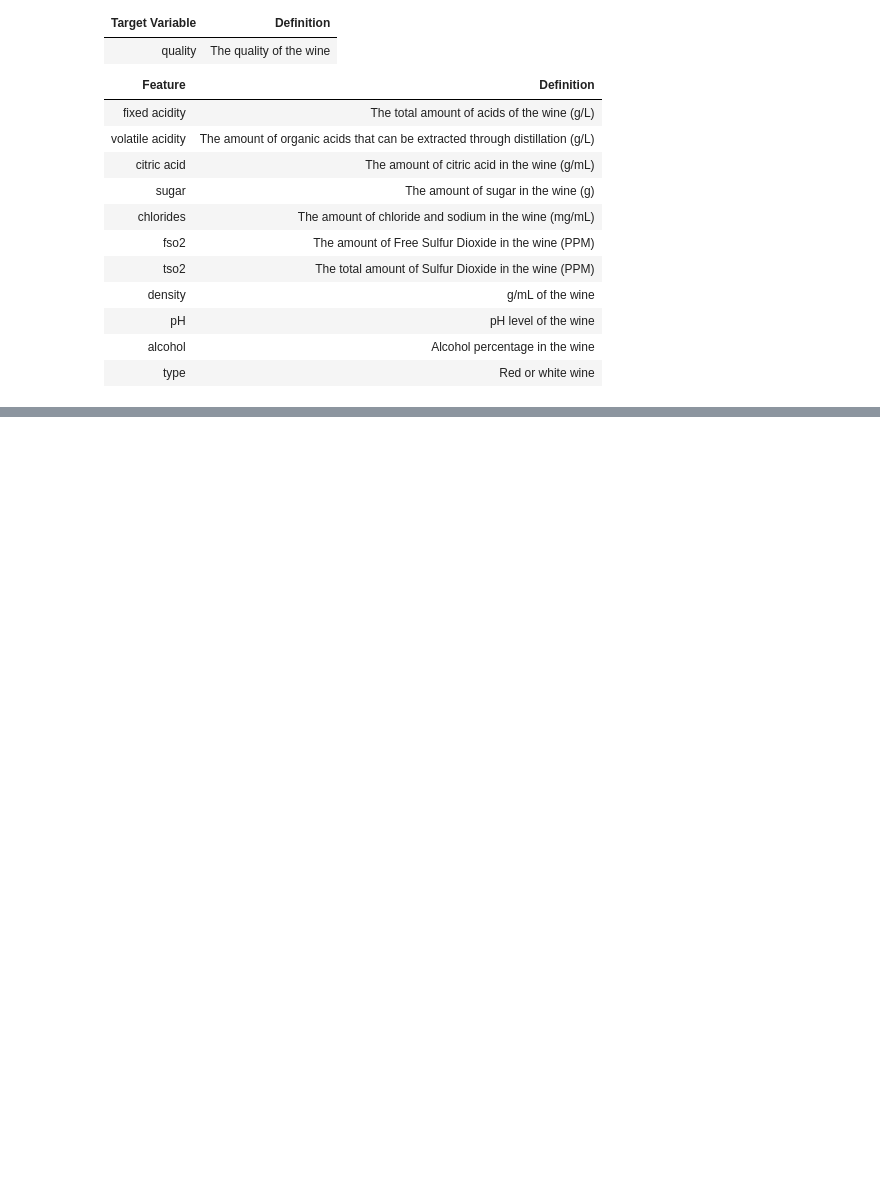
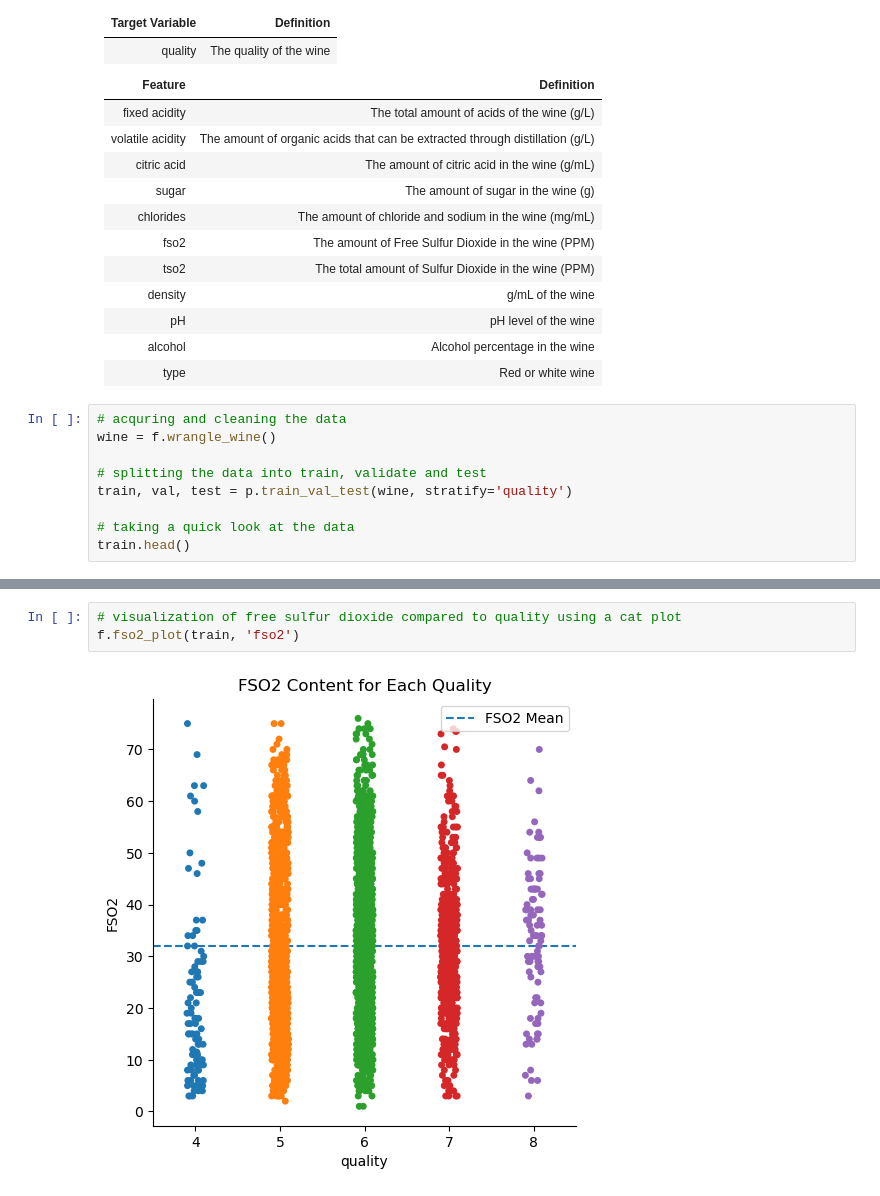
Before and after one commit to Wine-project-noether/Wine_project, a Jupyter notebook: final_report.ipynb, the cells around one changed output, grey strips where cells are left out. Drawn from its saved outputs; the diff is of its cells as text; blank space fills up the shorter version.

```diff
--- a/final_report.ipynb
+++ b/final_report.ipynb
@@ -44,3 +45,12 @@ import functions as f
 | pH | pH level of the wine |
 | alcohol | Alcohol percentage in the wine |
 | type | Red or white wine |
+# %%
+# acquring and cleaning the data
+wine = f.wrangle_wine()
+
+# splitting the data into train, validate and test
+train, val, test = p.train_val_test(wine, stratify='quality')
+
+# taking a quick look at the data
+train.head()
@@ -46,0 +72,5 @@ import functions as f
+# %%
+# visualization of free sulfur dioxide compared to quality using a cat plot
+f.fso2_plot(train, 'fso2')
+# %% [output]
+[figure, added]
```
Also changed, not shown: parts of 31 cells of this notebook, 5 other files.
